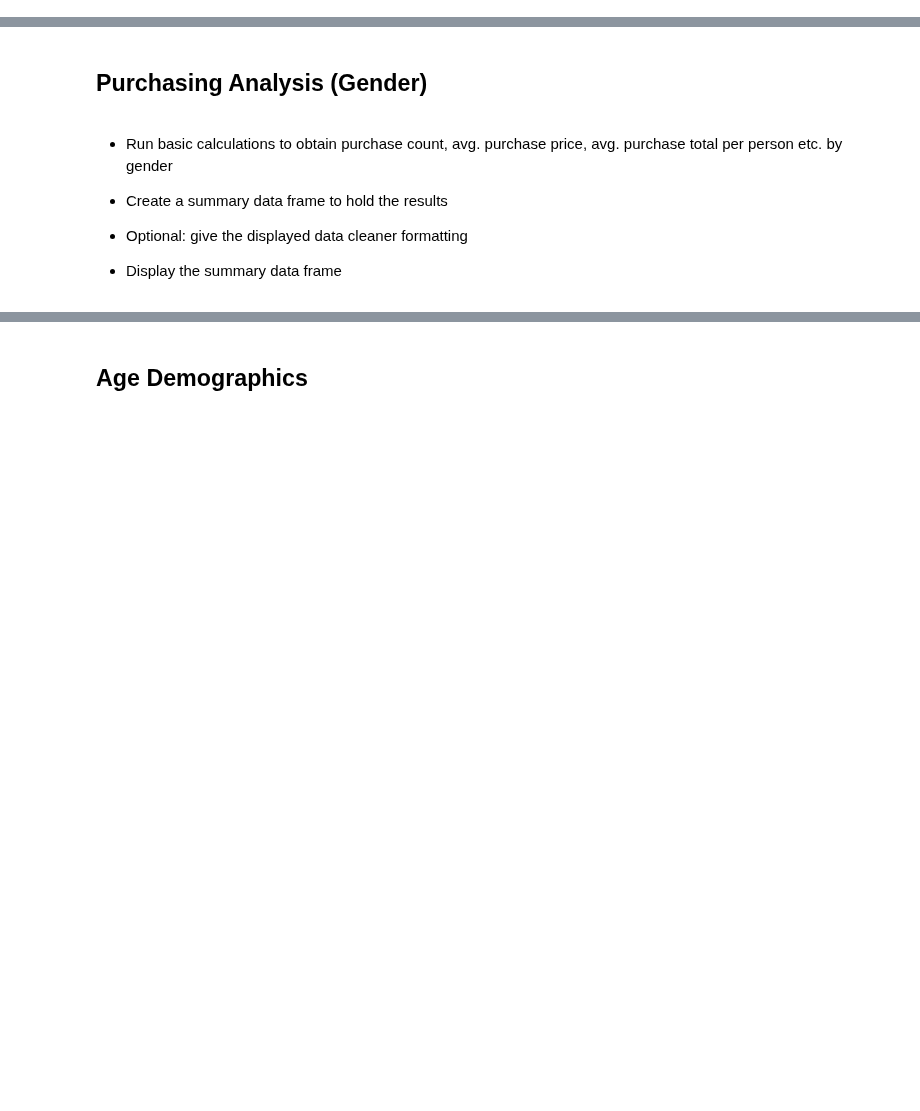
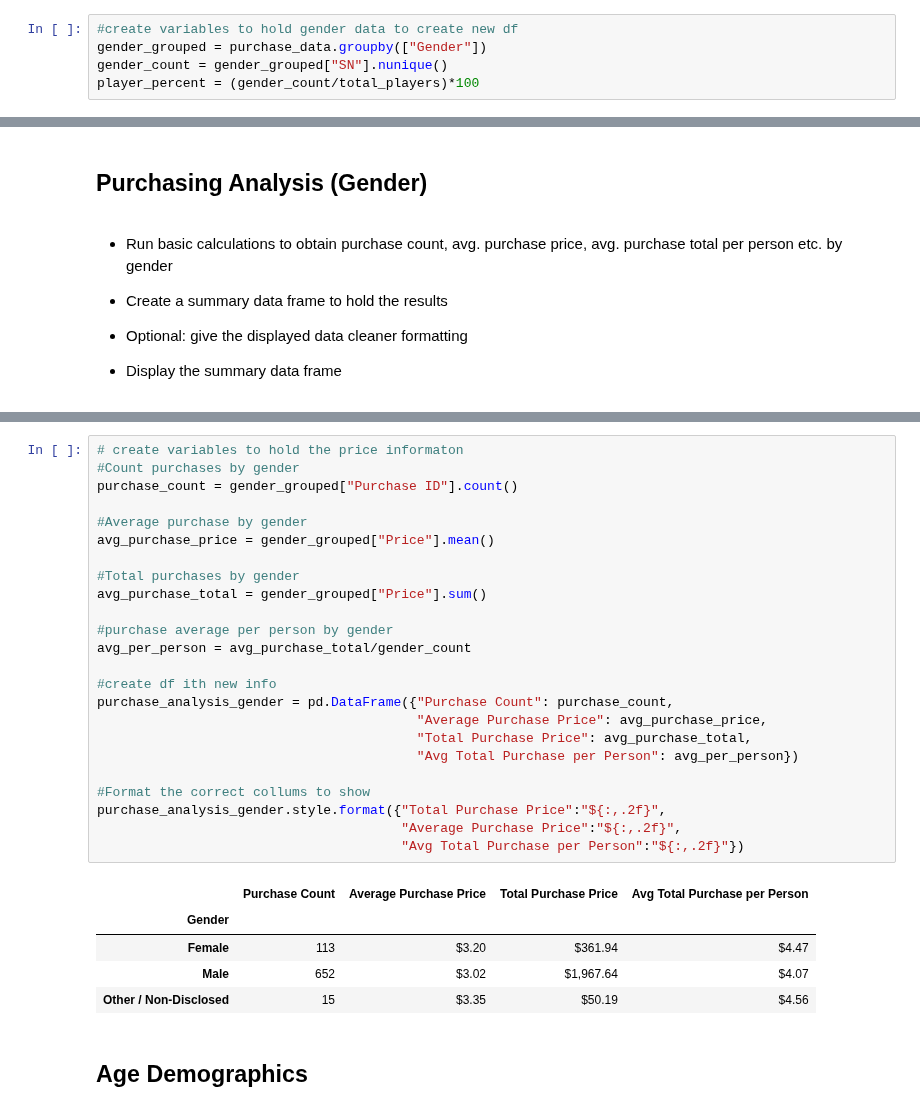
Before and after one commit to goodman2814/Pandas-Gaming-Demographics, a Jupyter notebook: HeroesOfPymoli/HeroesOfPymoli.ipynb, the cells around one changed output, grey strips where cells are left out. Saved outputs shown, nothing was run; the diff lists cells and outputs as text; blank space fills up the shorter version.

```diff
--- a/HeroesOfPymoli/HeroesOfPymoli.ipynb
+++ b/HeroesOfPymoli/HeroesOfPymoli.ipynb
@@ -97,0 +94,5 @@ purchasing_analysis_df
+# %%
+#create variables to hold gender data to create new df
+gender_grouped = purchase_data.groupby(["Gender"])
+gender_count = gender_grouped["SN"].nunique()
+player_percent = (gender_count/total_players)*100
@@ -121,3 +142,33 @@ purchasing_analysis_df
+# %%
+# create variables to hold the price informaton
+#Count purchases by gender
+purchase_count = gender_grouped["Purchase ID"].count()
+
+#Average purchase by gender
+avg_purchase_price = gender_grouped["Price"].mean()
+
+#Total purchases by gender
+avg_purchase_total = gender_grouped["Price"].sum()
+
+#purchase average per person by gender
+avg_per_person = avg_purchase_total/gender_count
+
+#create df ith new info
+purchase_analysis_gender = pd.DataFrame({"Purchase Count": purchase_count,
+                                         "Average Purchase Price": avg_purchase_price,
+                                         "Total Purchase Price": avg_purchase_total,
+                                         "Avg Total Purchase per Person": avg_per_person})
+
+#Format the correct collums to show
+purchase_analysis_gender.style.format({"Total Purchase Price":"${:,.2f}",
+                                       "Average Purchase Price":"${:,.2f}",
+                                       "Avg Total Purchase per Person":"${:,.2f}"})
+# %% [output]
+|  | Purchase Count | Average Purchase Price | Total Purchase Price | Avg Total Purchase per Person |
+| Gender |  |  |  |  |
+| Female | 113 | $3.20 | $361.94 | $4.47 |
+| Male | 652 | $3.02 | $1,967.64 | $4.07 |
+| Other / Non-Disclosed | 15 | $3.35 | $50.19 | $4.56 |
 # %% [markdown]
 ## Age Demographics
 # %% [markdown]
```
Also changed, not shown: parts of 8 cells of this notebook.
